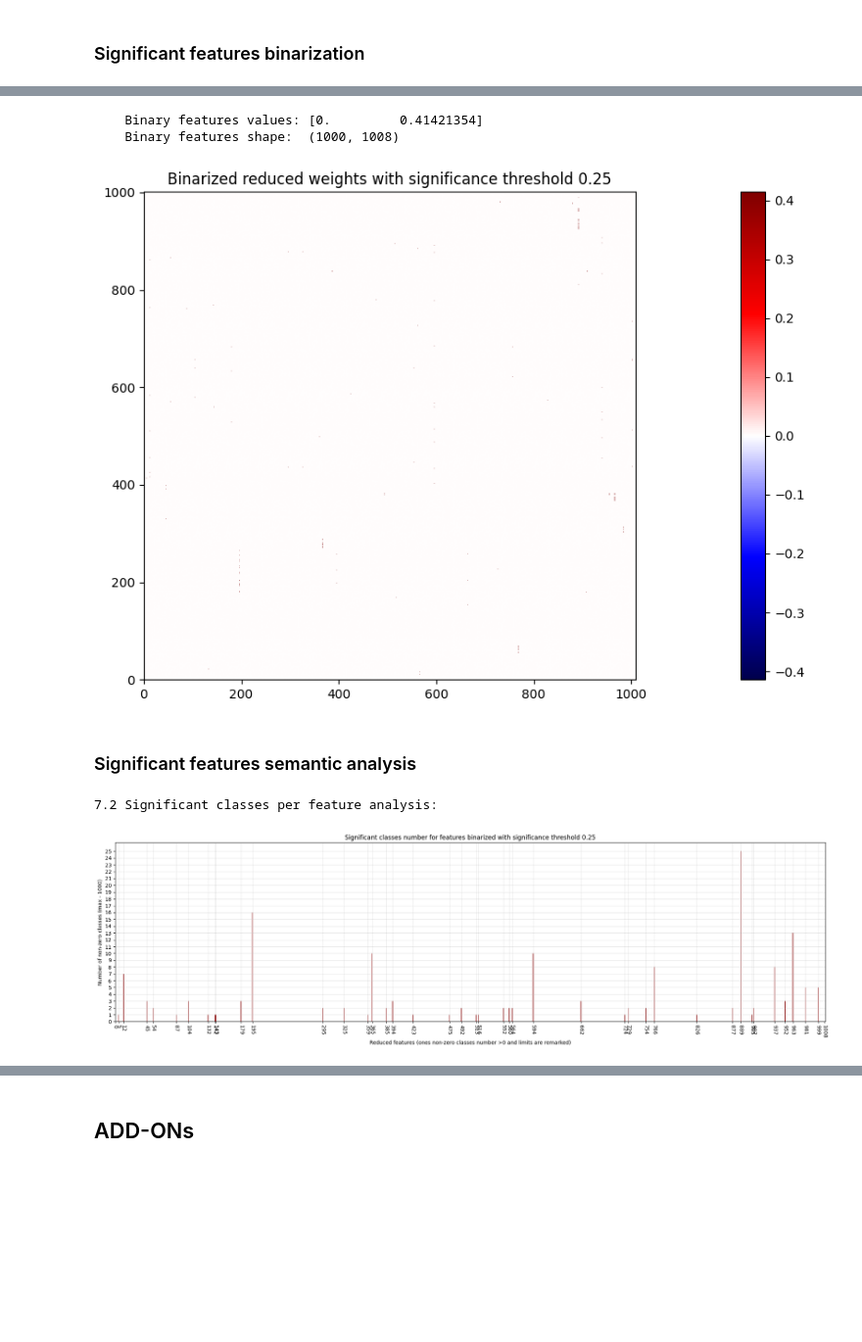
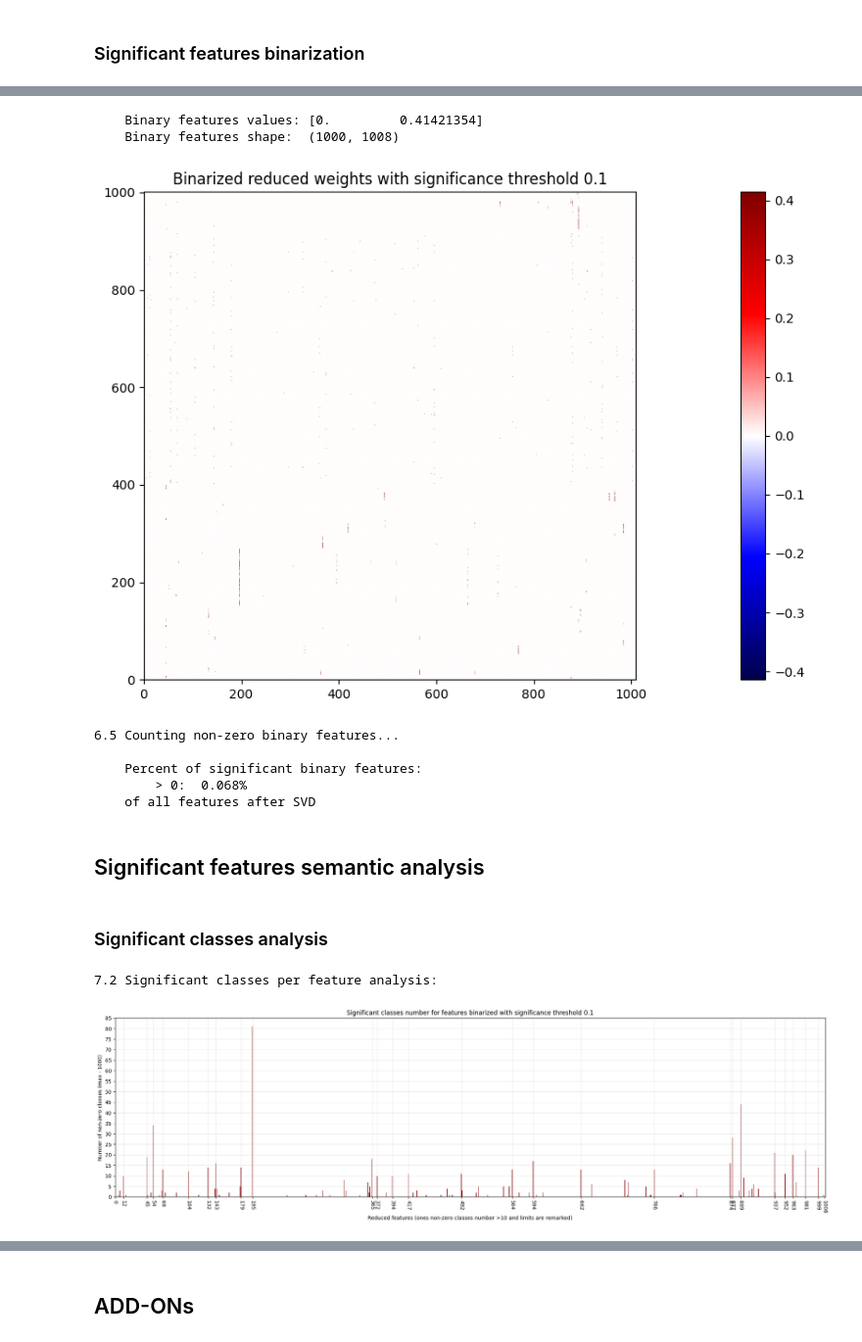
Before and after one commit to Ali-AliAli-Ali/binarize-inverse-interpret, a Jupyter notebook: regnetx_imagenet/bin_features_imagenet.ipynb, the cells around one changed output, grey strips where cells are left out. Shown at 98% size. Saved outputs shown, nothing was run; the diff lists cells and outputs as text; code cells hidden in the pictures; blank space fills up the shorter version.

Commit message:
Extended semantic analysis of binarized fc on ImageNet

```diff
--- a/regnetx_imagenet/bin_features_imagenet.ipynb
+++ b/regnetx_imagenet/bin_features_imagenet.ipynb
@@ -560,7 +565,7 @@ signific_features_count(
 print("\n7. Binarizing significant features...\n")
 print("7.1 Binary weights analysis:\n")
 
-signific_threshold = 0.25
+signific_threshold = 0.1
 
 filtered_weights = np.where(
     abs(weights_reconstructed) >= signific_threshold,
@@ -615,38 +620,59 @@ plot_heatmap(
 # %% [output]
     Binary features values: [0.         0.41421354]
     Binary features shape:  (1000, 1008)
-[figure, old version]
+[figure, new version]
+# %%
+print("\n6.5 Counting non-zero binary features...\n")
+
+signific_bin_thresholds = [0]
+signific_features_count(
+    weights_binary,
+    signific_bin_thresholds,
+    "binary",
+    is_strict=True
+)
+# %% [output]
+6.5 Counting non-zero binary features...
+
+    Percent of significant binary features:
+        > 0:  0.068%
+    of all features after SVD
 # %% [markdown]
-### Significant features semantic analysis
+## Significant features semantic analysis
+# %% [markdown]
+### Significant classes analysis
 # %%
 print("7.2 Significant classes per feature analysis:\n")
 
 n_classes_chosen = [ np.where(weights_binary[:, feature_i])[0].size
                      for feature_i in range(weights_binary.shape[1]) ]
 
-n_classes_tick_limit = 0
+n_classes_tick_limit = 10
 n_largest_classes_ids = [ i for i in range(len(n_classes_chosen))
-                          if (n_classes_chosen[i] > n_classes_tick_limit) ]
+                          if (n_classes_chosen[i] >= n_classes_tick_limit) ]
 
 fig, ax = plt.subplots(figsize=(20, 6))
 ax.bar(
     [i for i in range(len(n_classes_chosen))],
     n_classes_chosen,
     color="darkred"
 )
 
+yticks_max_classes = [i for i in range(max(n_classes_chosen) + 1)] \
+                    if max(n_classes_chosen) <= 30 else \
+                    [i for i in range(0, max(n_classes_chosen) + 5, 5)]
 ax.set(
     xticks=n_largest_classes_ids + [0, len(n_classes_chosen)],
     xlim=(0, len(n_classes_chosen) + 1),
     xlabel=f"Reduced features (ones non-zero classes number >{n_classes_tick_limit} and limits are remarked)",
-    yticks=[i for i in range(max(n_classes_chosen) + 1)],
+    yticks=yticks_max_classes,
     ylabel=f"Number of non-zero classes (max - {n_classes})",
     title=f"Significant classes number for features binarized with significance threshold {signific_threshold}"
 )
 ax.set_xticklabels(ax.get_xticks(), rotation=-90)
 ax.grid(alpha=0.3, zorder=0)
 plt.tight_layout()
 plt.show()
 # %% [output]
 7.2 Significant classes per feature analysis:
-[figure, old version]
+[figure, new version]
```
Also changed, not shown: parts of 11 cells of this notebook, 10 other files.
